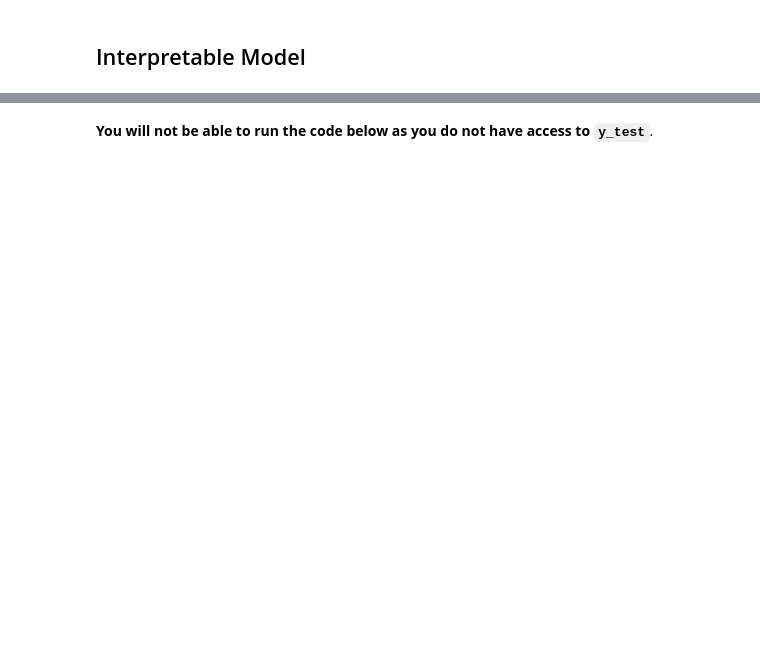
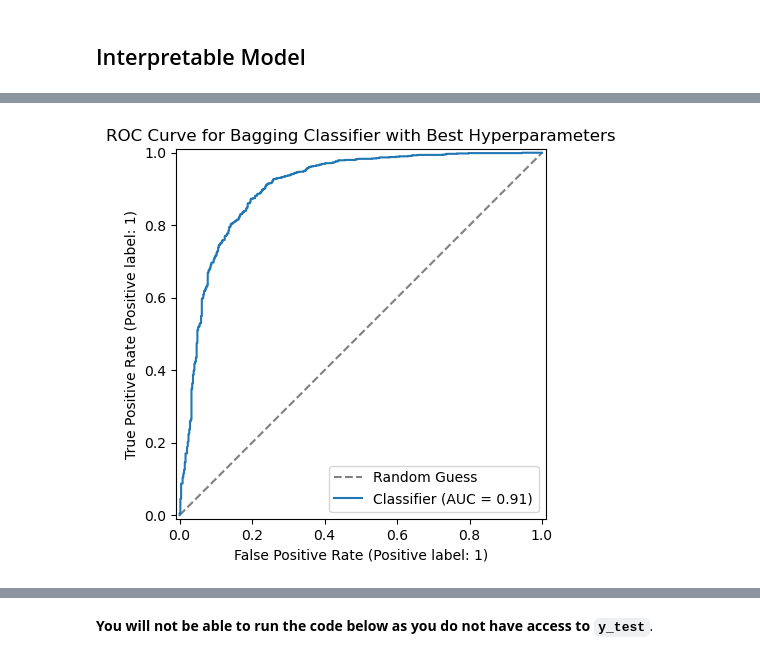
Before and after one commit to LillWawrence/healthcare_formative, a Jupyter notebook: Formative Data Analysis Task.ipynb, the cells around one changed output, grey strips where cells are left out. Cells and saved outputs as stored; diff of their text form; code cells hidden in the pictures; blank space fills up the shorter version.

```diff
--- a/Formative Data Analysis Task.ipynb
+++ b/Formative Data Analysis Task.ipynb
@@ -285,0 +359,15 @@ plt.show()
+# %%
+# creating roc curve for the bagging classifier
+fig, ax = plt.subplots()
+
+# plotting the ROC-AUC curve and a random guess line
+ax.plot([0, 1], [0, 1], linestyle='--', label='Random Guess', color = 'grey')
+
+# getting the predicted probabilities for the training data using cross_val_predict with method='predict_proba' to avoid overfitting
+y_train_proba_bagging = cross_val_predict(best_bagging_pipeline, X_train, y_train, cv=5, method='predict_proba')[:, 1]
+
+RocCurveDisplay.from_predictions(y_train, y_train_proba_bagging, ax=ax)
+ax.set_title('ROC Curve for Bagging Classifier with Best Hyperparameters')
+plt.show()
+# %% [output]
+[figure, added]
```
Also changed, not shown: parts of 15 cells of this notebook.
